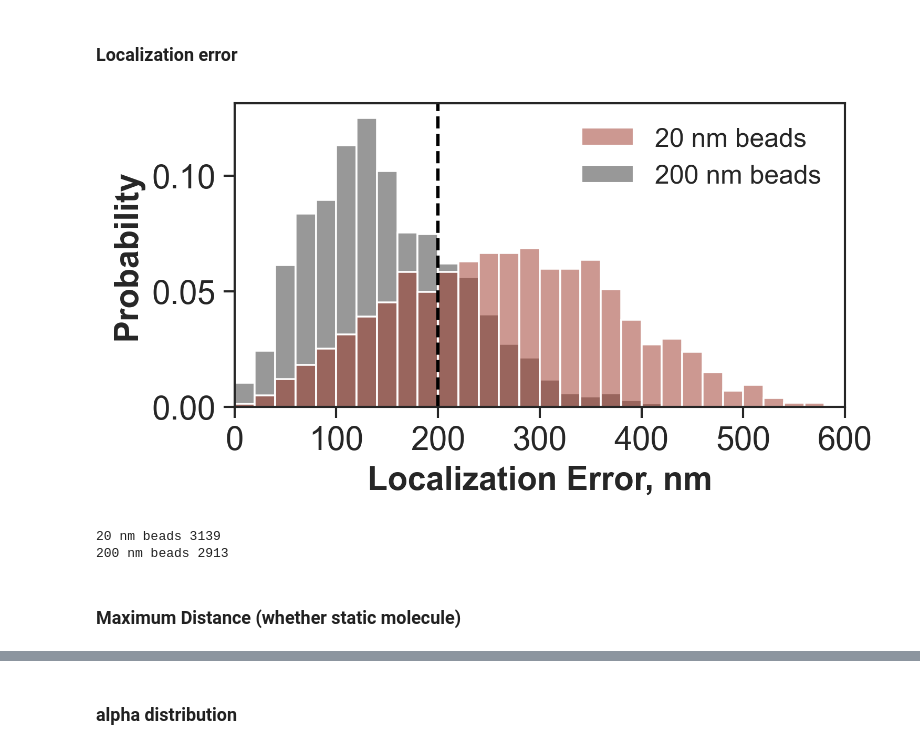
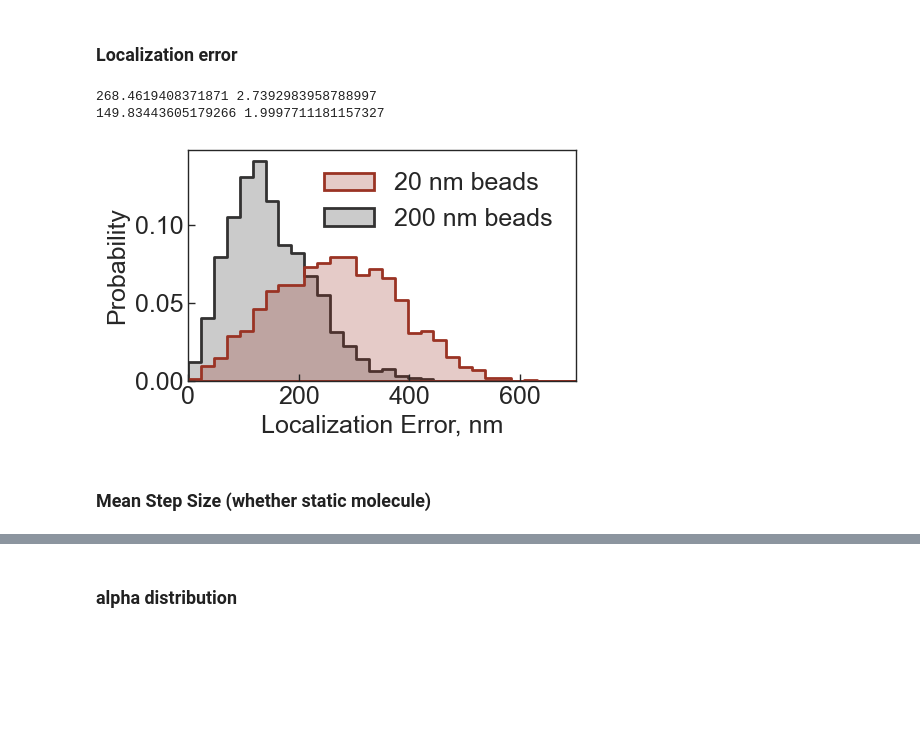
Before and after one commit to walterlab-um/intra_condensate_SPT, a Jupyter notebook: plot_paper_figure/Fig_SM_compare_beads_20vs200nm.ipynb, the cells around one changed output, grey strips where cells are left out. Drawn from its saved outputs; the diff is of its cells as text; code cells hidden in the pictures; blank space fills up the shorter version.

```diff
--- a/plot_paper_figure/Fig_SM_compare_beads_20vs200nm.ipynb
+++ b/plot_paper_figure/Fig_SM_compare_beads_20vs200nm.ipynb
@@ -3,6 +3,7 @@ import os
 from os.path import dirname
 import numpy as np
 from scipy.signal import find_peaks
+from scipy.stats import sem
 import pandas as pd
 import matplotlib.pyplot as plt
 from matplotlib.colors import LogNorm
@@ -11,7 +12,11 @@ import seaborn as sns
 sns.set(color_codes=True, style="white")
 pd.options.mode.chained_assignment = None  # default='warn'
 
-threshold_max_d_anytwo_nm = 200  # unit: um
+# Displacement threshold for immobile molecules
+immobile_stepsize_threshold_nm = 30
+# alpha component threshold for constrained diffusion
+threshold_alpha = 0.7
+
 label_1 = "20 nm beads"
 label_2 = "200 nm beads"
 color_1 = "#9a3324"
@@ -74,47 +80,53 @@ df_saspt_1["log10D"][np.argmax(df_saspt_1['Probability'])]
 # %% [markdown]
 ### Localization error
 # %%
-data = df_AIO[df_AIO["max_d_anytwo_nm"] > threshold_max_d_anytwo_nm]
+fontsize = 18
+data = df_AIO[df_AIO["mean_stepsize_nm"] > immobile_stepsize_threshold_nm]
 data = data[data["linear_fit_R2"] > 0.7]
 # quantile = np.quantile(df_AIO["linear_fit_sigma"].dropna().to_numpy(), 0.999)
-plt.figure(figsize=(5, 2.5), dpi=300)
+plt.figure(figsize=(5, 3))
 ax = sns.histplot(
     data=data,
     x="linear_fit_sigma",
     hue="label",
     palette=palette,
     bins=30,
-    binrange=(0, 600),
+    binrange=(0, 700),
     stat="probability",
     common_norm=False,
-    alpha=0.5,
+    element="step",
+    lw=2,
 )
-sns.move_legend(ax, 0, title=None, frameon=False, fontsize=12)
-plt.axvline(threshold_max_d_anytwo_nm, ls="--", color="black")
-plt.xlim(0, 600)
-plt.xlabel("Localization Error, nm", weight="bold", fontsize=15)
-plt.ylabel("Probability", weight="bold", fontsize=15)
+plt.xlim(0, 700)
+sns.move_legend(
+    ax,
+    0,
+    title=None,
+    frameon=False,
+    fontsize=fontsize,
+)
+plt.xlabel("Localization Error, nm", fontsize=fontsize)
+plt.ylabel("Probability", fontsize=fontsize)
 plt.gca().spines[:].set_linewidth(1)
 plt.gca().tick_params(
     axis="both",
     which="major",
-    labelsize=15,
-    direction="out",
+    labelsize=fontsize,
+    direction="in",
     bottom=True,
     left=True,
     length=5,
     width=1,
 )
-
-plt.gca().tick_params(axis="both", which="major", labelsize=15)
-plt.savefig("1.LocError_histo_" + postfix, format="png", bbox_inches="tight")
-plt.show()
-print(label_1, data[data["label"] == label_1].shape[0])
-print(label_2, data[data["label"] == label_2].shape[0])
+plt.gca().set_axisbelow(False)
+plt.gca().tick_params(axis="both", which="major", labelsize=fontsize)
+plt.savefig("1.LocError_histo_" + postfix, format="png", bbox_inches="tight", dpi=300)
+print(data[data["label"]==label_1]["linear_fit_sigma"].mean(), sem(data[data["label"]==label_1]["linear_fit_sigma"].dropna()))
+print(data[data["label"]==label_2]["linear_fit_sigma"].mean(), sem(data[data["label"]==label_2]["linear_fit_sigma"].dropna()))
 # %% [output]
+268.4619408371871 2.7392983958788997
+149.83443605179266 1.9997711181157327
-[figure, old version]
+[figure, new version]
-20 nm beads 3139
-200 nm beads 2913
 # %% [markdown]
-### Maximum Distance (whether static molecule)
+### Mean Step Size (whether static molecule)
 # %%
```
Also changed, not shown: parts of 20 cells of this notebook.
